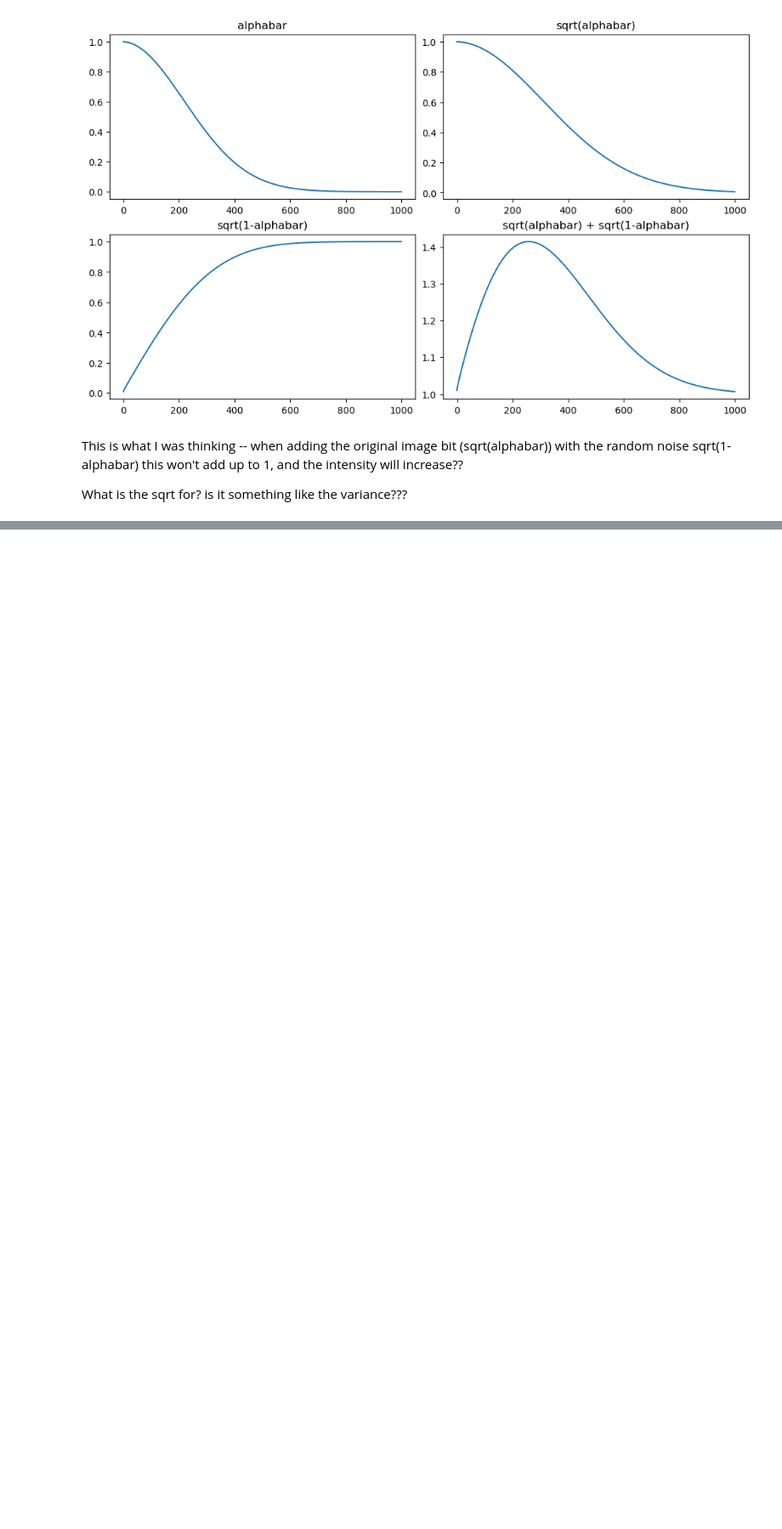
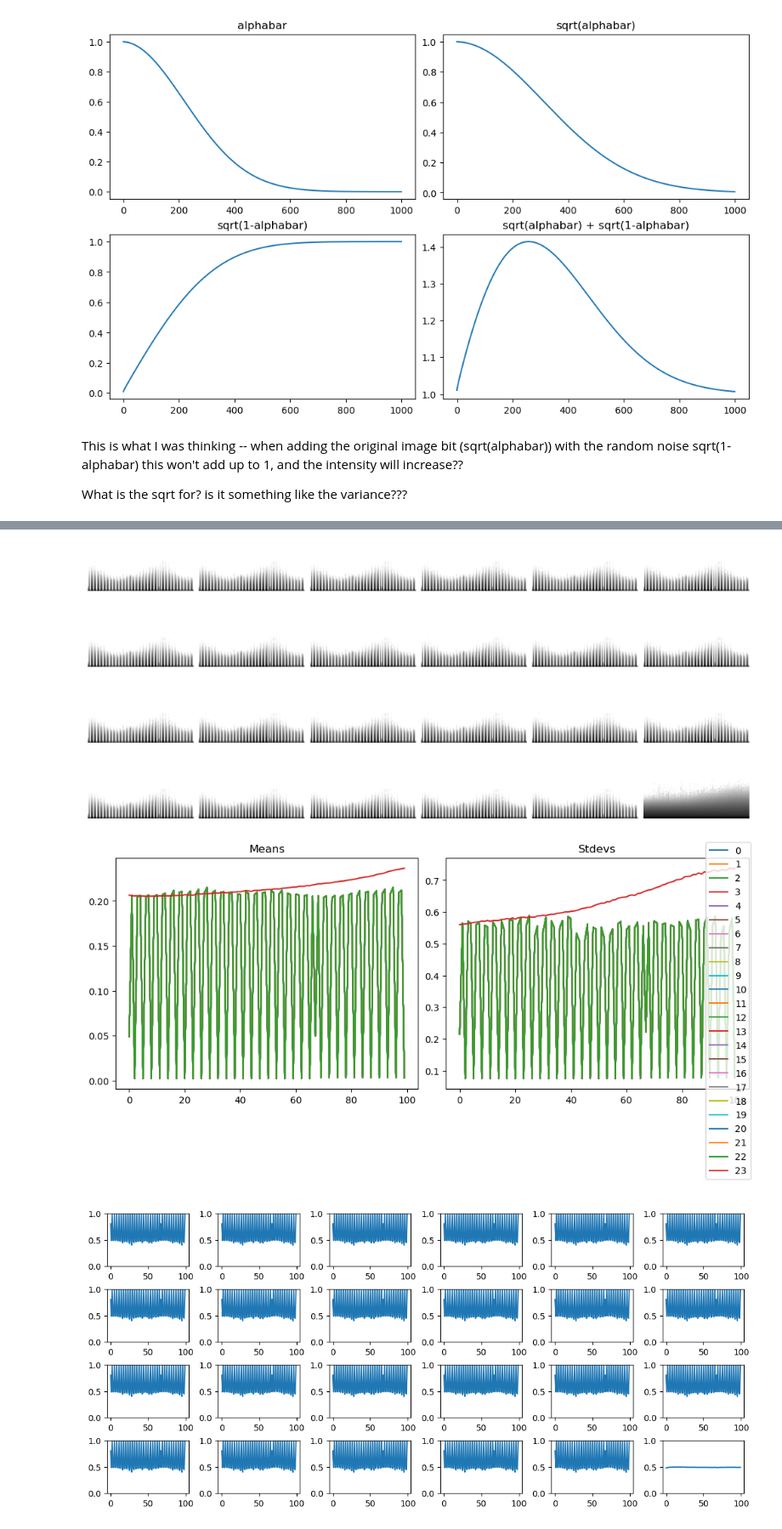
Before and after one commit to tom-pollak/tinyai, a Jupyter notebook: nbs/15_ddpm.ipynb, the cells around one changed output, grey strips where cells are left out. Shown: that part at 85% size. Cells and saved outputs as stored; diff of their text form; code cells hidden in the pictures; blank space fills up the shorter version.

```diff
--- a/nbs/15_ddpm.ipynb
+++ b/nbs/15_ddpm.ipynb
@@ -180,0 +247,6 @@ nn.Sequential(nn.Linear(10,10), nn.ReLU(), nn.Linear(10, 1)).children()
+# %%
+astats.plot_all(lim=slice(0, 100))
+# %% [output]
+[figure, added]
+[figure, added]
+[figure, added]
```
Also changed, not shown: parts of 19 cells of this notebook, 6 other files.
